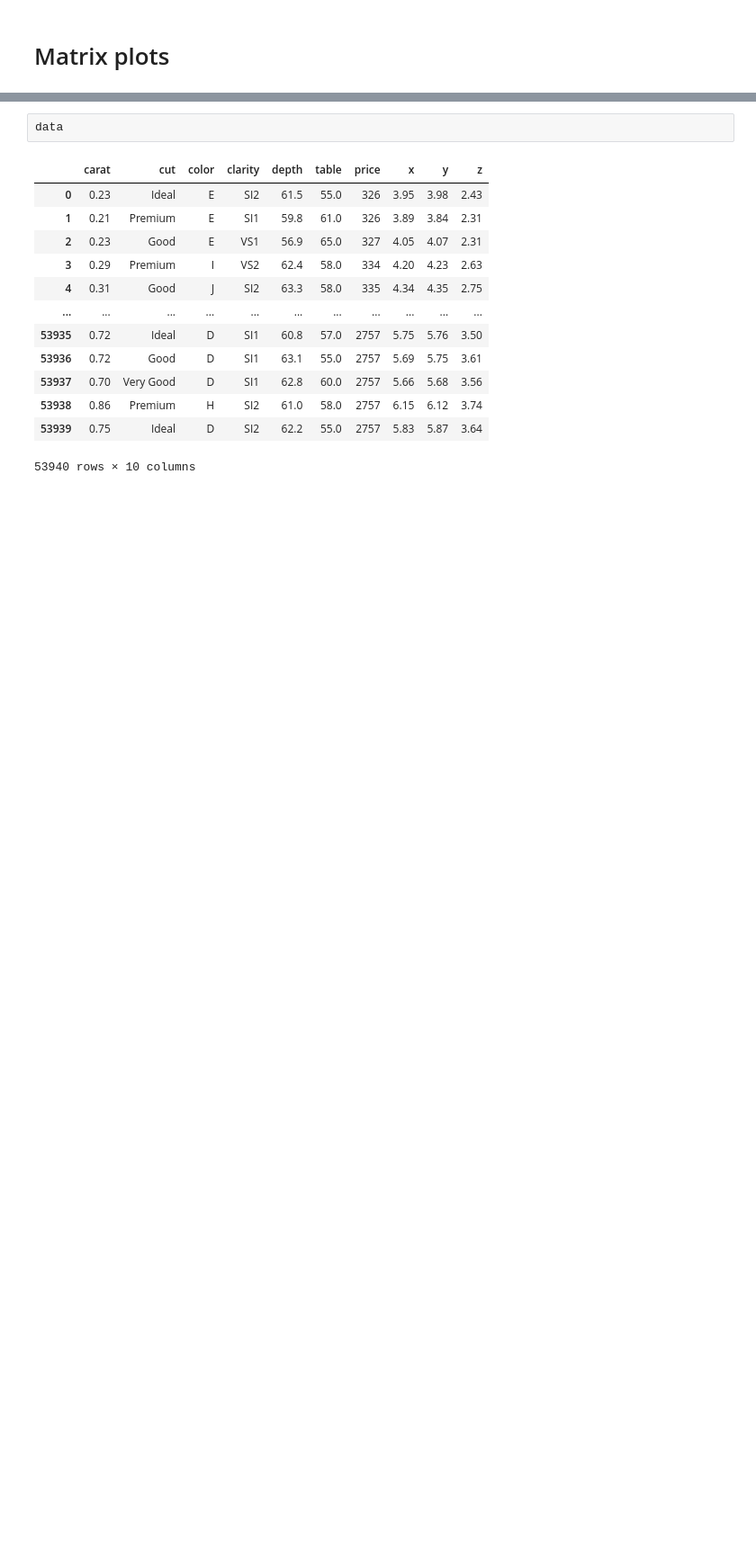
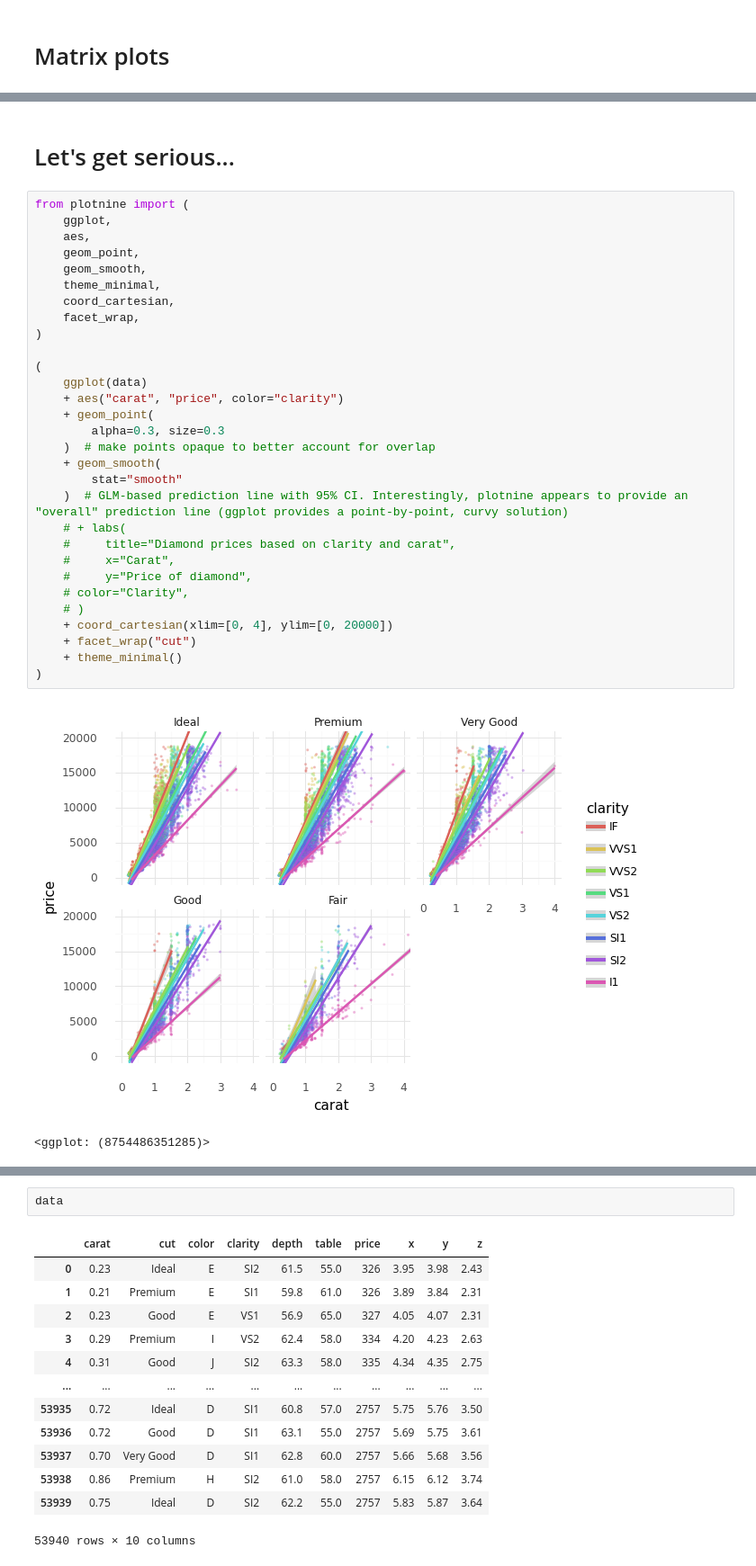
Before and after one commit to anikomaraz/python_courses_postbootcamp, a Jupyter notebook: seaborn_intermediate.ipynb, the cells around one changed output, grey strips where cells are left out. Shown at 90% size. Drawn from its saved outputs; the diff is of its cells as text; blank space fills up the shorter version.

```diff
--- a/seaborn_intermediate.ipynb
+++ b/seaborn_intermediate.ipynb
@@ -256,0 +310,35 @@ sns.heatmap(data[cols].corr(), cmap="Purples", linewidths=0.5)
+# %% [markdown]
+# Let's get serious...
+# %%
+from plotnine import (
+    ggplot,
+    aes,
+    geom_point,
+    geom_smooth,
+    theme_minimal,
+    coord_cartesian,
+    facet_wrap,
+)
+
+(
+    ggplot(data)
+    + aes("carat", "price", color="clarity")
+    + geom_point(
+        alpha=0.3, size=0.3
+    )  # make points opaque to better account for overlap
+    + geom_smooth(
+        stat="smooth"
+    )  # GLM-based prediction line with 95% CI. Interestingly, plotnine appears to provide an "overall" prediction line (ggplot provides a point-by-point, curvy solution)
+    # + labs(
+    #     title="Diamond prices based on clarity and carat",
+    #     x="Carat",
+    #     y="Price of diamond",
+    # color="Clarity",
+    # )
+    + coord_cartesian(xlim=[0, 4], ylim=[0, 20000])
+    + facet_wrap("cut")
+    + theme_minimal()
+)
+# %% [output]
+[figure, added]
+<ggplot: (8754486351285)>
```
Also changed, not shown: parts of 8 cells of this notebook.
